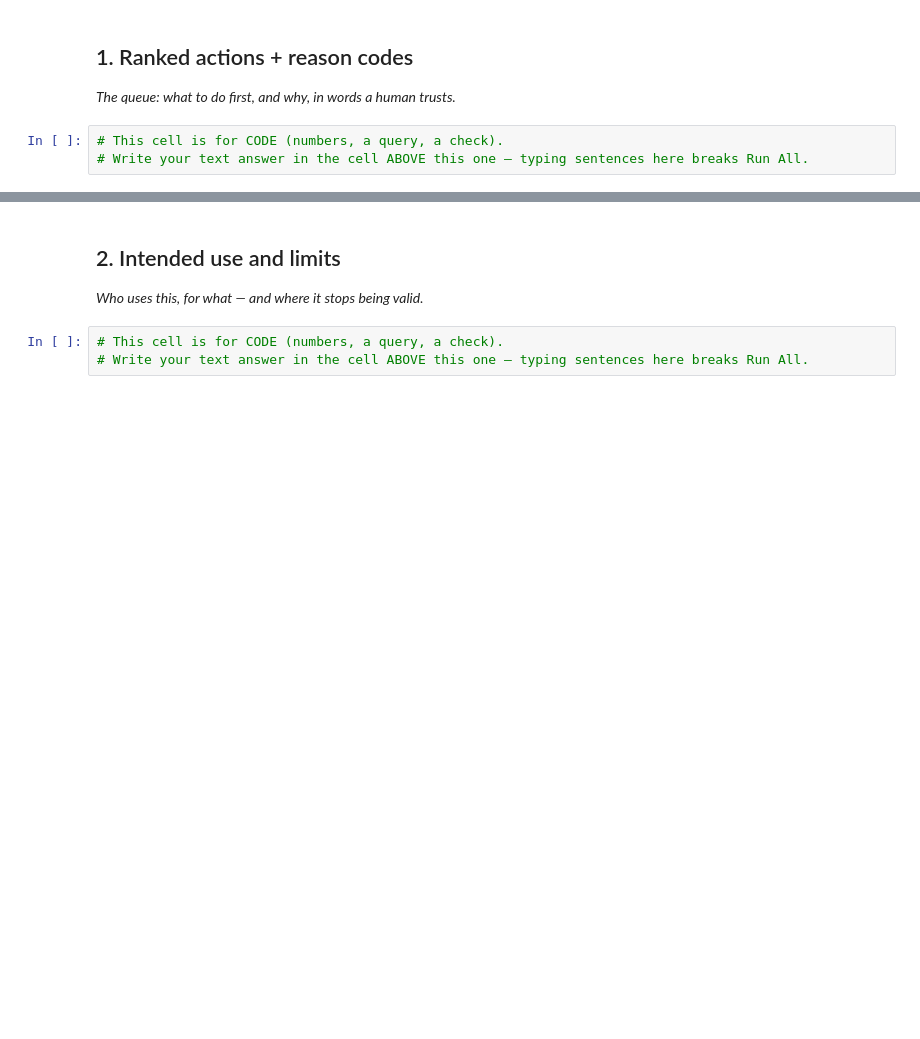
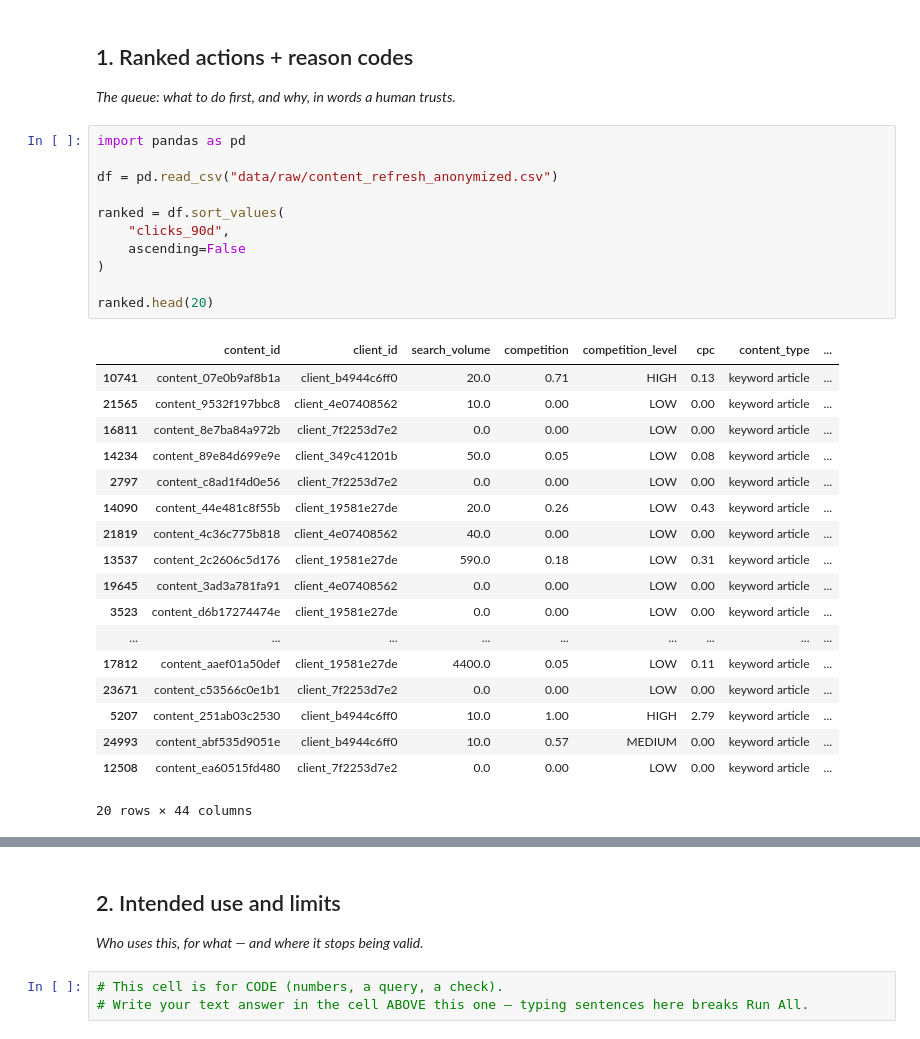
Before and after one commit to abhinav77040/Flyrank-ml-internship, a Jupyter notebook: work/notebooks/w07_action_playbook.ipynb, the cells around one changed output, grey strips where cells are left out. Drawn from its saved outputs; the diff is of its cells as text; blank space fills up the shorter version.

```diff
--- a/work/notebooks/w07_action_playbook.ipynb
+++ b/work/notebooks/w07_action_playbook.ipynb
@@ -10,6 +12,33 @@ This skeleton is yours to fill. Work the sections **in order** — each one has
 ## 1. Ranked actions + reason codes
 
 *The queue: what to do first, and why, in words a human trusts.*
-# %%
-# This cell is for CODE (numbers, a query, a check).
-# Write your text answer in the cell ABOVE this one — typing sentences here breaks Run All.
+# %%
+import pandas as pd
+
+df = pd.read_csv("data/raw/content_refresh_anonymized.csv")
+
+ranked = df.sort_values(
+    "clicks_90d",
+    ascending=False
+)
+
+ranked.head(20)
+# %% [output]
+|  | content_id | client_id | search_volume | competition | competition_level | cpc | content_type | ... |
+| 10741 | content_07e0b9af8b1a | client_b4944c6ff0 | 20.0 | 0.71 | HIGH | 0.13 | keyword article | ... |
+| 21565 | content_9532f197bbc8 | client_4e07408562 | 10.0 | 0.00 | LOW | 0.00 | keyword article | ... |
+| 16811 | content_8e7ba84a972b | client_7f2253d7e2 | 0.0 | 0.00 | LOW | 0.00 | keyword article | ... |
+| 14234 | content_89e84d699e9e | client_349c41201b | 50.0 | 0.05 | LOW | 0.08 | keyword article | ... |
+| 2797 | content_c8ad1f4d0e56 | client_7f2253d7e2 | 0.0 | 0.00 | LOW | 0.00 | keyword article | ... |
+| 14090 | content_44e481c8f55b | client_19581e27de | 20.0 | 0.26 | LOW | 0.43 | keyword article | ... |
+| 21819 | content_4c36c775b818 | client_4e07408562 | 40.0 | 0.00 | LOW | 0.00 | keyword article | ... |
+| 13537 | content_2c2606c5d176 | client_19581e27de | 590.0 | 0.18 | LOW | 0.31 | keyword article | ... |
+| 19645 | content_3ad3a781fa91 | client_4e07408562 | 0.0 | 0.00 | LOW | 0.00 | keyword article | ... |
+| 3523 | content_d6b17274474e | client_19581e27de | 0.0 | 0.00 | LOW | 0.00 | keyword article | ... |
+| ... | ... | ... | ... | ... | ... | ... | ... | ... |
+| 17812 | content_aaef01a50def | client_19581e27de | 4400.0 | 0.05 | LOW | 0.11 | keyword article | ... |
+| 23671 | content_c53566c0e1b1 | client_7f2253d7e2 | 0.0 | 0.00 | LOW | 0.00 | keyword article | ... |
+| 5207 | content_251ab03c2530 | client_b4944c6ff0 | 10.0 | 1.00 | HIGH | 2.79 | keyword article | ... |
+| 24993 | content_abf535d9051e | client_b4944c6ff0 | 10.0 | 0.57 | MEDIUM | 0.00 | keyword article | ... |
+| 12508 | content_ea60515fd480 | client_7f2253d7e2 | 0.0 | 0.00 | LOW | 0.00 | keyword article | ... |
+20 rows × 44 columns
```
Also changed, not shown: parts of 9 cells of this notebook.
